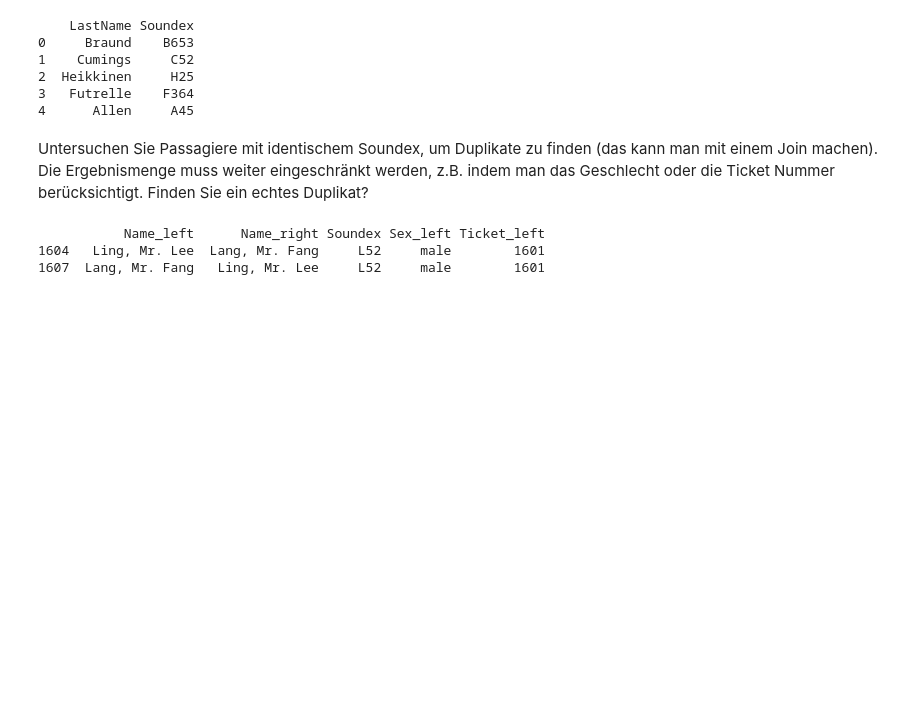
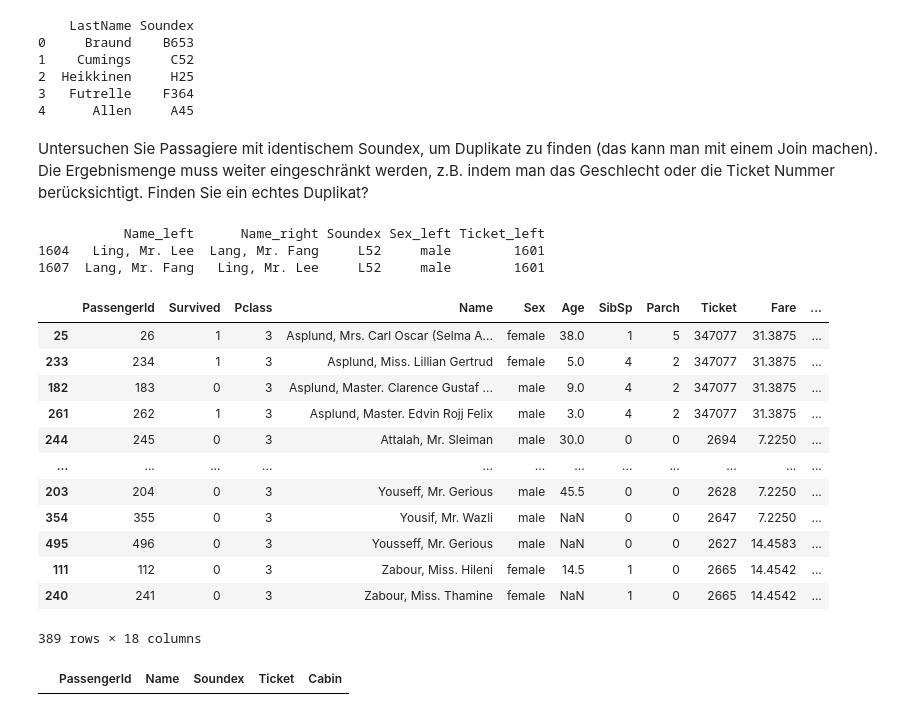
Before and after one commit to OOS-Team/DsKi_DataPreparation, a Jupyter notebook: Aufgabe2_4_7_8.ipynb, the cells around one changed output. Saved outputs shown, nothing was run; the diff lists cells and outputs as text; code cells hidden in the pictures; blank space fills up the shorter version.

```diff
--- a/Aufgabe2_4_7_8.ipynb
+++ b/Aufgabe2_4_7_8.ipynb
@@ -128,7 +132,7 @@ entsprechende Quartil enthält.
 # %%
 # Namen für Bins
 bins = ['billig', 'normal', 'teuer', 'sehr teuer']
-t["Fare_Bins"] = pd.qcut(t["Fare"], 4, labels=bins)
+(t["Fare_Bins"],bins) = pd.qcut(t["Fare"], 4, labels=bins, retbins=True)
 
 t.head()
 # %% [output]
@@ -306,7 +345,7 @@ print(age_median)
 b) Ersetzen Sie die fehlenden Alterswerte durch den Mittelwert in der jeweiligen P-Klasse.
 # %%
 # Berechne den Mittelwert des Alters für jede Passagierklasse
-mean_age_by_pclass = t.groupby('Pclass')['Age'].transform('mean')
+mean_age_by_pclass = t.groupby('Pclass')['Age'].transform('median')
 
 # Ersetze fehlende Alterswerte durch den Mittelwert in der jeweiligen Pclass
 t['Age'].fillna(mean_age_by_pclass, inplace=True)
@@ -349,3 +403,6 @@ print(t[['Name', 'LastName']].head())
 2                             Heikkinen, Miss. Laina  Heikkinen
 3       Futrelle, Mrs. Jacques Heath (Lily May Peel)   Futrelle
 4                           Allen, Mr. William Henry      Allen
+# %%
+t["last_name"] = t["Name"].str.extract(r'^(.+),')
+t.sample(3)[["Name", "last_name"]]
@@ -380,7 +445,6 @@ Finden Sie ein echtes Duplikat?
 # %%
 # Initialisiere Soundex-Instanz und extrahiere Nachnamen
 soundex_instance = soundex.Soundex()
-t['LastName'] = t['Name'].apply(lambda name: name.split(',')[0])
 t['Soundex'] = t['LastName'].apply(lambda x: soundex_instance.soundex(x))
 
 # Führe einen Self-Join auf dem DataFrame basierend auf dem Soundex-Code durch
@@ -396,3 +460,30 @@ print(duplikate[['Name_left', 'Name_right', 'Soundex', 'Sex_left', 'Ticket_left'
            Name_left      Name_right Soundex Sex_left Ticket_left
 1604   Ling, Mr. Lee  Lang, Mr. Fang     L52     male        1601
 1607  Lang, Mr. Fang   Ling, Mr. Lee     L52     male        1601
+# %%
+dup = t[["Soundex", "Sex"]].duplicated(keep=False)
+t.loc[dup].sort_values(by=["Soundex", "Sex"])
+# %% [output]
+|  | PassengerId | Survived | Pclass | Name | Sex | Age | SibSp | Parch | Ticket | Fare | ... |
+| 25 | 26 | 1 | 3 | Asplund, Mrs. Carl Oscar (Selma A... | female | 38.0 | 1 | 5 | 347077 | 31.3875 | ... |
+| 233 | 234 | 1 | 3 | Asplund, Miss. Lillian Gertrud | female | 5.0 | 4 | 2 | 347077 | 31.3875 | ... |
+| 182 | 183 | 0 | 3 | Asplund, Master. Clarence Gustaf ... | male | 9.0 | 4 | 2 | 347077 | 31.3875 | ... |
+| 261 | 262 | 1 | 3 | Asplund, Master. Edvin Rojj Felix | male | 3.0 | 4 | 2 | 347077 | 31.3875 | ... |
+| 244 | 245 | 0 | 3 | Attalah, Mr. Sleiman | male | 30.0 | 0 | 0 | 2694 | 7.2250 | ... |
+| ... | ... | ... | ... | ... | ... | ... | ... | ... | ... | ... | ... |
+| 203 | 204 | 0 | 3 | Youseff, Mr. Gerious | male | 45.5 | 0 | 0 | 2628 | 7.2250 | ... |
+| 354 | 355 | 0 | 3 | Yousif, Mr. Wazli | male | NaN | 0 | 0 | 2647 | 7.2250 | ... |
+| 495 | 496 | 0 | 3 | Yousseff, Mr. Gerious | male | NaN | 0 | 0 | 2627 | 14.4583 | ... |
+| 111 | 112 | 0 | 3 | Zabour, Miss. Hileni | female | 14.5 | 1 | 0 | 2665 | 14.4542 | ... |
+| 240 | 241 | 0 | 3 | Zabour, Miss. Thamine | female | NaN | 1 | 0 | 2665 | 14.4542 | ... |
+389 rows × 18 columns
+# %%
+(
+    t.groupby(by=["Soundex", "Sex"])
+    .filter(lambda g: g.shape[0] > 1)
+    .sort_values(by=["Soundex", "Sex", "Ticket"])
+    [["PassengerId","Name", "Soundex", "Ticket", "Cabin"]]
+    .loc[lambda s: s["Soundex"]=='Y210']
+)
+# %% [output]
+|  | PassengerId | Name | Soundex | Ticket | Cabin |
```
Also changed, not shown: parts of 17 cells of this notebook, 2 other files.
